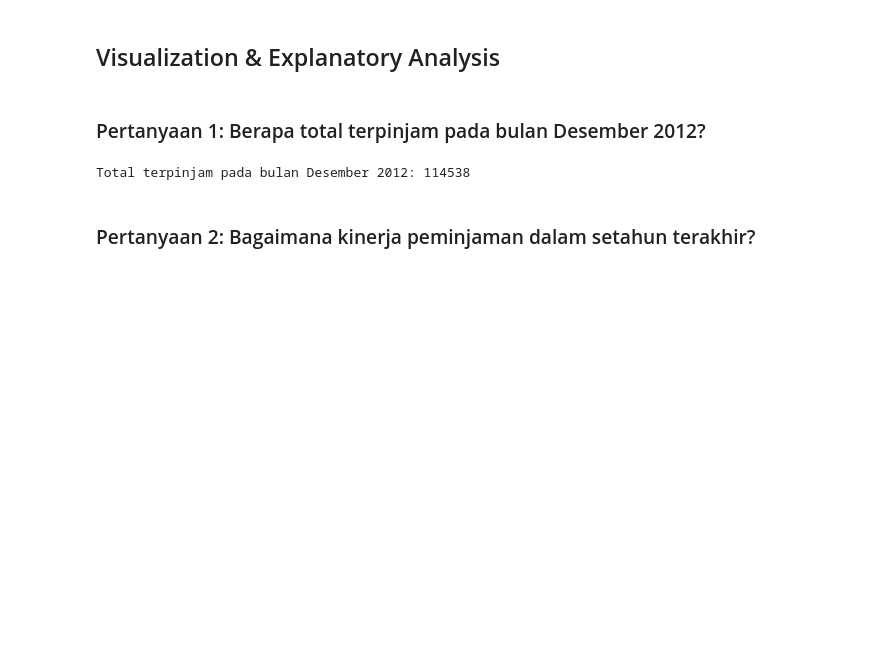
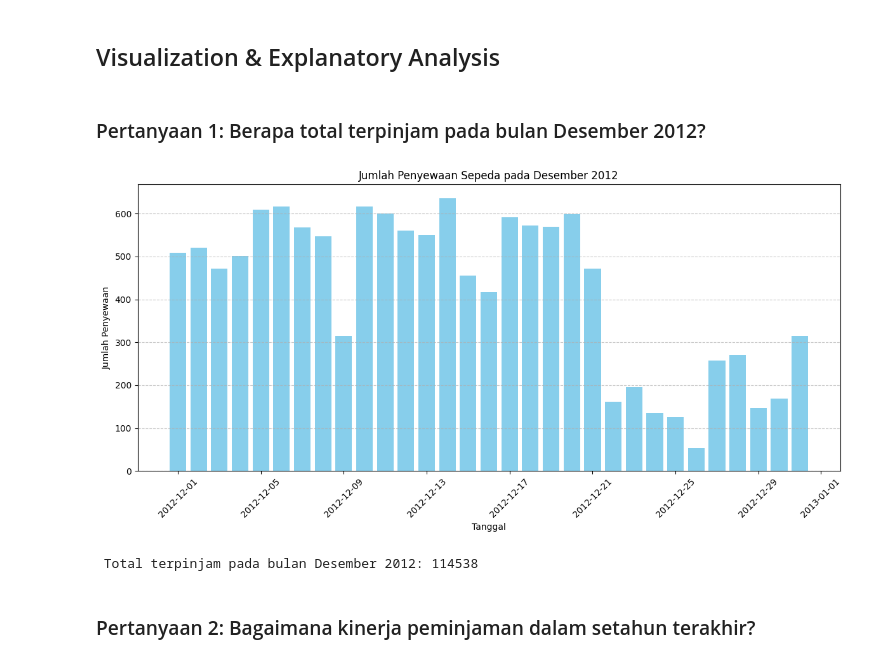
Before and after one commit to Ilhamokta74/Analisis-Data-dengan-Python, a Jupyter notebook: Belajar_Analisis_Data_dengan_Python.ipynb, the cells around one changed output. Drawn from its saved outputs; the diff is of its cells as text; code cells hidden in the pictures; blank space fills up the shorter version.

```diff
--- a/Belajar_Analisis_Data_dengan_Python.ipynb
+++ b/Belajar_Analisis_Data_dengan_Python.ipynb
@@ -345,12 +345,27 @@ plt.show()  # Menampilkan heatmap
 ## Visualization & Explanatory Analysis
 # %% [markdown]
 ### Pertanyaan 1: Berapa total terpinjam pada bulan Desember 2012?
-# %%
-total = hour[(hour['yr'] == 1) & (hour['mnth'] == 12)]['cnt'].sum()
-
-print("Total terpinjam pada bulan Desember 2012:", total)
-# %% [output]
-Total terpinjam pada bulan Desember 2012: 114538
+# %%
+# Memfilter data untuk bulan Desember 2012
+data_december_2012 = hour[(hour['yr'] == 1) & (hour['mnth'] == 12)]
+
+# Membuat grafik batang untuk bulan Desember 2012
+plt.figure(figsize=(12, 6))  # Menetapkan ukuran grafik
+plt.bar(data_december_2012['dteday'], data_december_2012['cnt'], color='skyblue')  # Grafik batang dengan warna latar belakang
+plt.title('Jumlah Penyewaan Sepeda pada Desember 2012')  # Menambahkan judul grafik
+plt.xlabel('Tanggal')  # Menambahkan label sumbu x
+plt.ylabel('Jumlah Penyewaan')  # Menambahkan label sumbu y
+plt.grid(True, axis='y', linestyle='--', alpha=0.7)  # Menambahkan grid pada sumbu y
+plt.xticks(rotation=45)  # Memutar label sumbu x untuk keterbacaan yang lebih baik
+plt.tight_layout()  # Menyesuaikan tata letak untuk mencegah pemotongan
+plt.show()  # Menampilkan grafik
+
+# Menghitung total jumlah penyewaan sepeda pada bulan Desember 2012
+total = data_december_2012['cnt'].sum()
+print("\n Total terpinjam pada bulan Desember 2012:", total)
+# %% [output]
+[figure, added]
+ Total terpinjam pada bulan Desember 2012: 114538
 # %% [markdown]
 ### Pertanyaan 2: Bagaimana kinerja peminjaman dalam setahun terakhir?
 # %%
```
Also changed, not shown: 2 other files.
